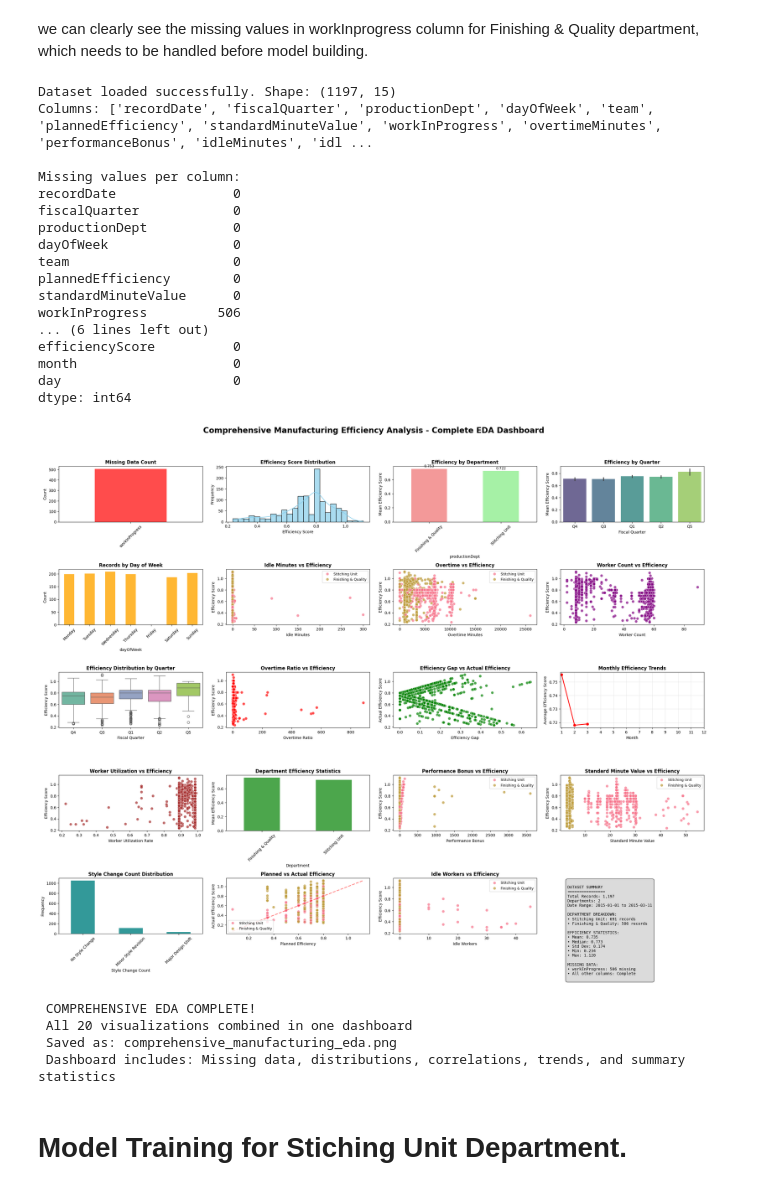
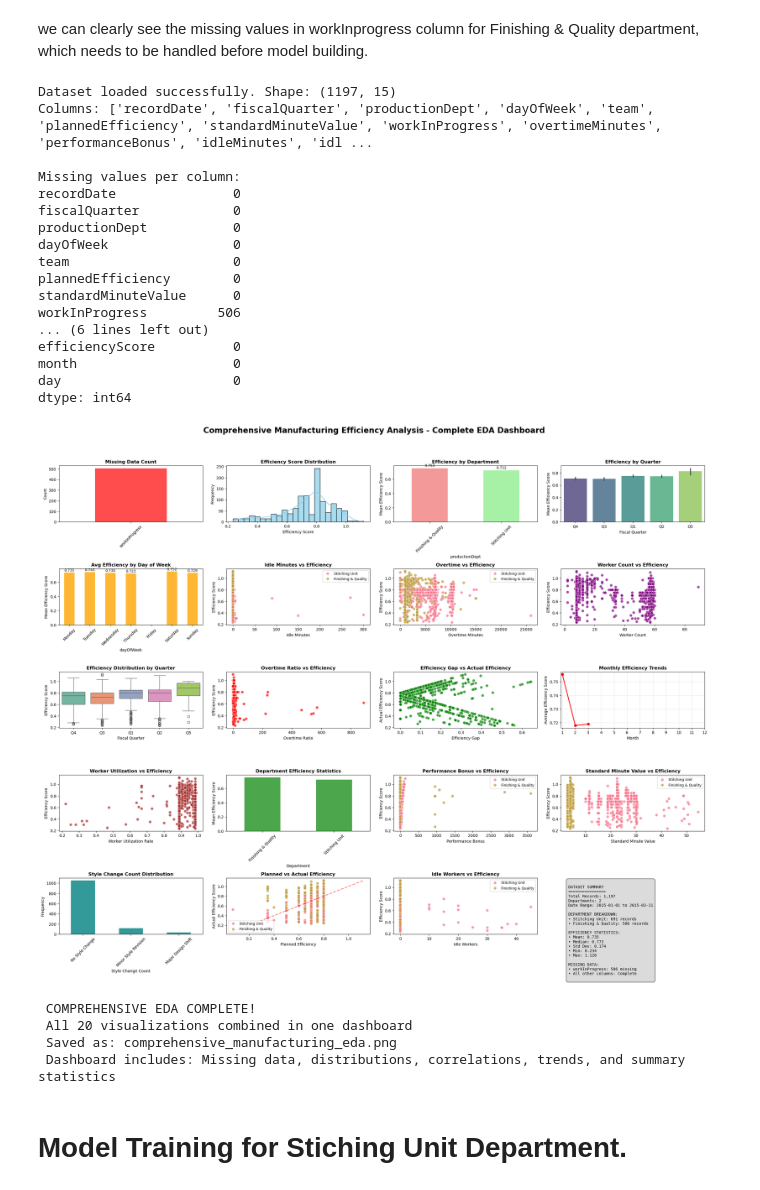
Before and after one commit to abhisek-futx-da/mgf_finalll, a Jupyter notebook: mfg__analysis.ipynb, the cells around one changed output. Drawn from its saved outputs; the diff is of its cells as text; code cells hidden in the pictures.

```diff
--- a/mfg__analysis.ipynb
+++ b/mfg__analysis.ipynb
@@ -94,15 +94,16 @@ ax4.set_title('Efficiency by Quarter', fontweight='bold', fontsize=12)
 ax4.set_xlabel('Fiscal Quarter', fontsize=10)
 ax4.set_ylabel('Mean Efficiency Score', fontsize=10)
 
-# 5. Records by Day of Week (Second Row Left)
+# 5. Avg Efficiency by Day of Week (Second Row Left)
 ax5 = fig.add_subplot(gs[1, 0])
-day_counts = df['dayOfWeek'].value_counts()
 day_order = ['Monday', 'Tuesday', 'Wednesday', 'Thursday', 'Friday', 'Saturday', 'Sunday']
-day_counts = day_counts.reindex(day_order)
-day_counts.plot(kind='bar', ax=ax5, color='orange', alpha=0.8)
-ax5.set_title('Records by Day of Week', fontweight='bold', fontsize=12)
+day_eff = df.groupby('dayOfWeek')['efficiencyScore'].mean().reindex(day_order)
+day_eff.plot(kind='bar', ax=ax5, color='orange', alpha=0.8)
+ax5.set_title('Avg Efficiency by Day of Week', fontweight='bold', fontsize=12)
 ax5.tick_params(axis='x', rotation=45, labelsize=10)
-ax5.set_ylabel('Count', fontsize=10)
+ax5.set_ylabel('Mean Efficiency Score', fontsize=10)
+for i, v in enumerate(day_eff.values):
+    ax5.text(i, v + 0.005, f'{v:.3f}', ha='center', va='bottom', fontsize=9)
 
 # 6. Idle Minutes vs Efficiency (Second Row Center Left)
 ax6 = fig.add_subplot(gs[1, 1])
@@ -255,34 +256,34 @@ ax20.text(0.05, 0.95, summary_text, transform=ax20.transAxes, fontsize=10,
 # --- THIS IS THE SECOND CHANGE ---
 # Use tight_layout() with a rect parameter to automatically fix spacing
 # The rect=[0, 0, 1, 0.95] leaves the top 5% of the figure for the suptitle.
 plt.tight_layout(rect=[0, 0, 1, 0.95])
 
 plt.savefig('comprehensive_manufacturing_eda.png', dpi=300, bbox_inches='tight', facecolor='white')
 plt.show()
 
 print(" COMPREHENSIVE EDA COMPLETE!")
 print(" All 20 visualizations combined in one dashboard")
 print(" Saved as: comprehensive_manufacturing_eda.png")
 print(" Dashboard includes: Missing data, distributions, correlations, trends, and summary statistics")
 # %% [output]
 Dataset loaded successfully. Shape: (1197, 15)
 Columns: ['recordDate', 'fiscalQuarter', 'productionDept', 'dayOfWeek', 'team', 'plannedEfficiency', 'standardMinuteValue', 'workInProgress', 'overtimeMinutes', 'performanceBonus', 'idleMinutes', 'idl ...
 
 Missing values per column:
 recordDate               0
 fiscalQuarter            0
 productionDept           0
 dayOfWeek                0
 team                     0
 plannedEfficiency        0
 standardMinuteValue      0
 workInProgress         506
 ... (6 lines left out)
 efficiencyScore          0
 month                    0
 day                      0
 dtype: int64
-[figure, old version]
+[figure, new version]
  COMPREHENSIVE EDA COMPLETE!
  All 20 visualizations combined in one dashboard
  Saved as: comprehensive_manufacturing_eda.png
```
Also changed, not shown: parts of 12 cells of this notebook, 1 other file.
